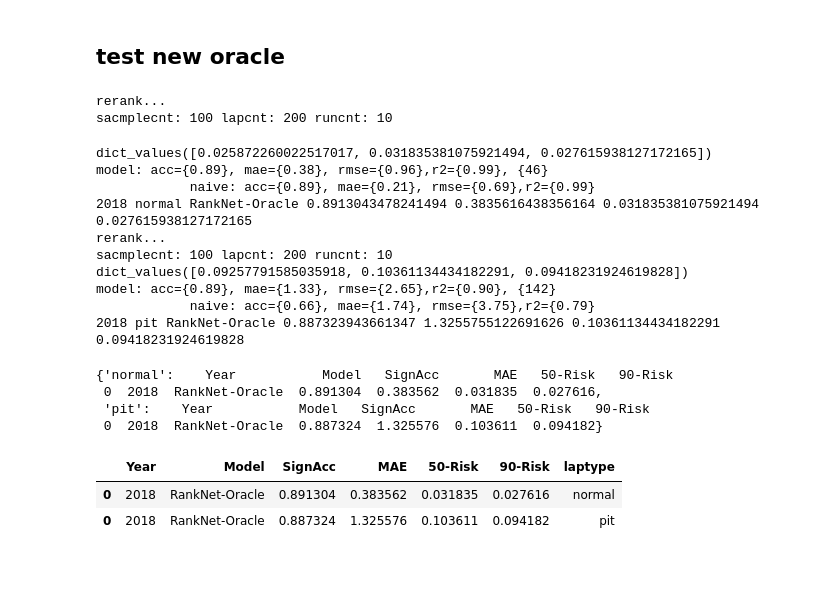
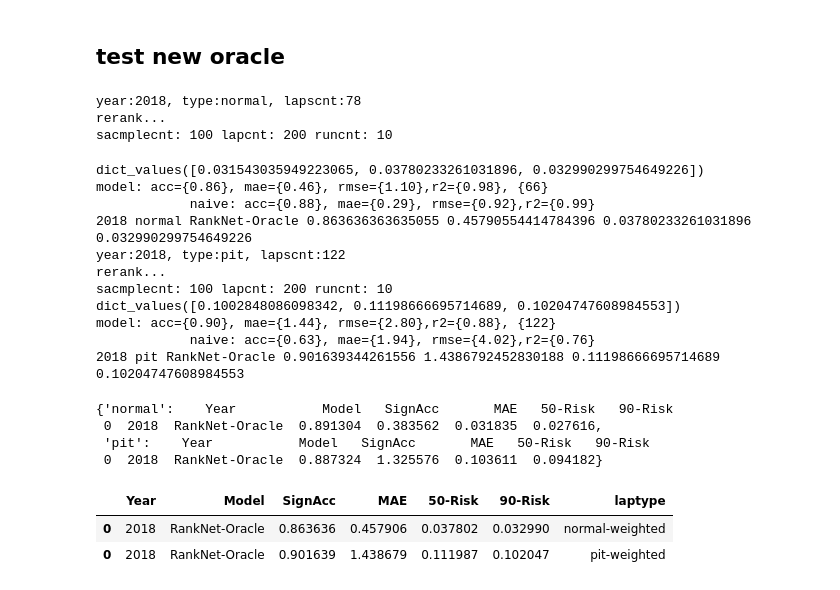
Before and after one commit to DSC-SPIDAL/rankpredictor, a Jupyter notebook: run/22.PaperFinal/notebook/Evaluate-forecasts-paper-v4.ipynb, the cells around one changed output. Saved outputs shown, nothing was run; the diff lists cells and outputs as text; code cells hidden in the pictures.

```diff
--- a/run/22.PaperFinal/notebook/Evaluate-forecasts-paper-v4.ipynb
+++ b/run/22.PaperFinal/notebook/Evaluate-forecasts-paper-v4.ipynb
@@ -1430,7 +1430,8 @@ split shortterm-results only
 # %%
 # get pit laps, pit-covered-laps
 # pitdata[year] = [pitlaps, pitcoveredlaps]
-with open('pitcoveredlaps.pickle', 'rb') as f:
+covergap = 1
+with open(f'pitcoveredlaps-g{covergap}.pickle', 'rb') as f:
     # The protocol version used is detected automatically, so we do not
     # have to specify it.
     pitdata = pickle.load(f, encoding='latin1')
@@ -1687,6 +1688,7 @@ for laptype in ['normal','pit']:
         startlaps = [x-plen-1 for x in sellaps]
         #sellapidx = np.array([x-1 for x in sellaps])
         clearidx = np.array([x-1 for x in clearlaps])
+        print('year:%s, type:%s, lapscnt:%s'%(year, laptype, len(startlaps)))
 
         #oracle
         outfile=f'shortterm-dfout-ranknet-indy500-rank-inlap-nopitage-20182019-oracle-l10-alldata-weighted.pickle'
@@ -1708,18 +1710,20 @@ for laptype in ['normal','pit']:
 
     oracle_split_result[laptype] = pd.DataFrame(data=retdata, columns=cols)
 # %% [output]
+year:2018, type:normal, lapscnt:78
 rerank...
 sacmplecnt: 100 lapcnt: 200 runcnt: 10
-dict_values([0.025872260022517017, 0.031835381075921494, 0.027615938127172165])
-model: acc={0.89}, mae={0.38}, rmse={0.96},r2={0.99}, {46}
-            naive: acc={0.89}, mae={0.21}, rmse={0.69},r2={0.99}
-2018 normal RankNet-Oracle 0.8913043478241494 0.3835616438356164 0.031835381075921494 0.027615938127172165
+dict_values([0.031543035949223065, 0.03780233261031896, 0.032990299754649226])
+model: acc={0.86}, mae={0.46}, rmse={1.10},r2={0.98}, {66}
+            naive: acc={0.88}, mae={0.29}, rmse={0.92},r2={0.99}
+2018 normal RankNet-Oracle 0.863636363635055 0.45790554414784396 0.03780233261031896 0.032990299754649226
+year:2018, type:pit, lapscnt:122
 rerank...
 sacmplecnt: 100 lapcnt: 200 runcnt: 10
-dict_values([0.09257791585035918, 0.10361134434182291, 0.09418231924619828])
-model: acc={0.89}, mae={1.33}, rmse={2.65},r2={0.90}, {142}
-            naive: acc={0.66}, mae={1.74}, rmse={3.75},r2={0.79}
-2018 pit RankNet-Oracle 0.887323943661347 1.3255755122691626 0.10361134434182291 0.09418231924619828
+dict_values([0.1002848086098342, 0.11198666695714689, 0.10204747608984553])
+model: acc={0.90}, mae={1.44}, rmse={2.80},r2={0.88}, {122}
+            naive: acc={0.63}, mae={1.94}, rmse={4.02},r2={0.76}
+2018 pit RankNet-Oracle 0.901639344261556 1.4386792452830188 0.11198666695714689 0.10204747608984553
 # %%
 oracle_split_result
 # %% [output]
@@ -1730,14 +1734,14 @@ oracle_split_result
 # %%
 dfs = []
 for laptype in ['normal','pit']:
     df = oracle_split_result[laptype]
-    df['laptype'] = laptype
+    df['laptype'] = laptype + '-weighted'
 
     dfs.append(df)
 
 alldf = pd.concat(dfs)
 alldf
 # %% [output]
 |  | Year | Model | SignAcc | MAE | 50-Risk | 90-Risk | laptype |
-| 0 | 2018 | RankNet-Oracle | 0.891304 | 0.383562 | 0.031835 | 0.027616 | normal |
-| 0 | 2018 | RankNet-Oracle | 0.887324 | 1.325576 | 0.103611 | 0.094182 | pit |
+| 0 | 2018 | RankNet-Oracle | 0.863636 | 0.457906 | 0.037802 | 0.032990 | normal-weighted |
+| 0 | 2018 | RankNet-Oracle | 0.901639 | 1.438679 | 0.111987 | 0.102047 | pit-weighted |
```
Also changed, not shown: parts of 6 cells of this notebook, 6 other files.
